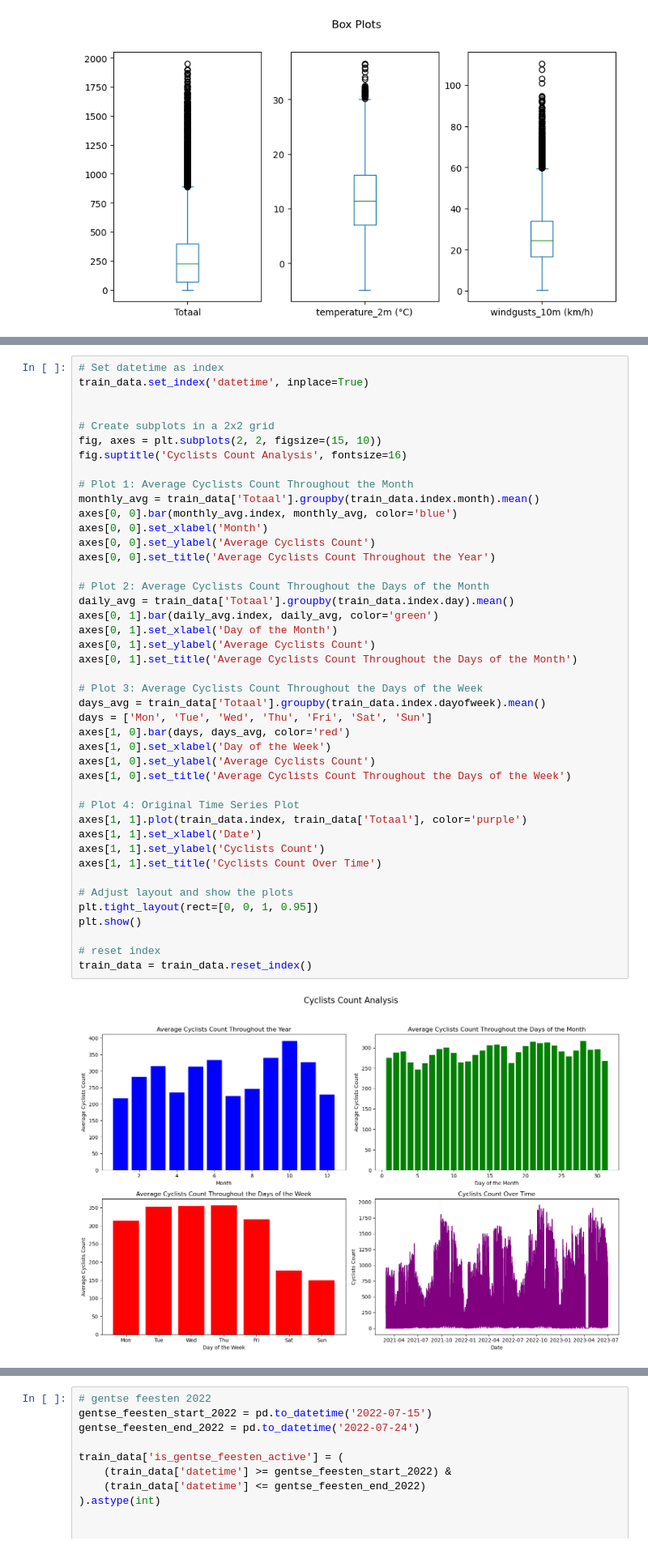
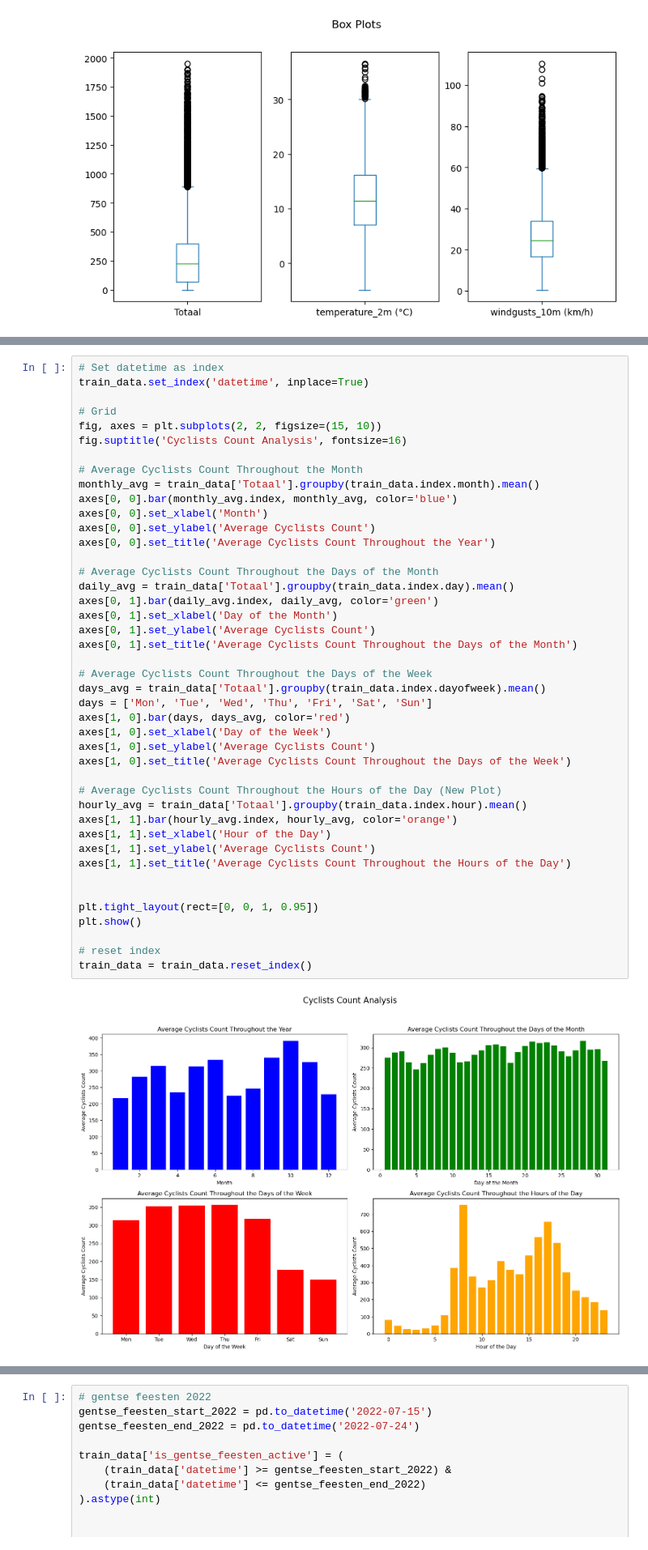
Before and after one commit to mxvp/Bicycle_counter_prediction, a Jupyter notebook: linear_regression.ipynb, the cells around one changed output, grey strips where cells are left out. Shown at 81% size. Cells and saved outputs as stored; diff of their text form.

```diff
--- a/linear_regression.ipynb
+++ b/linear_regression.ipynb
@@ -207,44 +223,44 @@ Despite this relationship, linearity cannot be positively confirmed. A linear re
 # Set datetime as index
 train_data.set_index('datetime', inplace=True)
 
-
-# Create subplots in a 2x2 grid
+# Grid
 fig, axes = plt.subplots(2, 2, figsize=(15, 10))
 fig.suptitle('Cyclists Count Analysis', fontsize=16)
 
-# Plot 1: Average Cyclists Count Throughout the Month
+# Average Cyclists Count Throughout the Month
 monthly_avg = train_data['Totaal'].groupby(train_data.index.month).mean()
 axes[0, 0].bar(monthly_avg.index, monthly_avg, color='blue')
 axes[0, 0].set_xlabel('Month')
 axes[0, 0].set_ylabel('Average Cyclists Count')
 axes[0, 0].set_title('Average Cyclists Count Throughout the Year')
 
-# Plot 2: Average Cyclists Count Throughout the Days of the Month
+# Average Cyclists Count Throughout the Days of the Month
 daily_avg = train_data['Totaal'].groupby(train_data.index.day).mean()
 axes[0, 1].bar(daily_avg.index, daily_avg, color='green')
 axes[0, 1].set_xlabel('Day of the Month')
 axes[0, 1].set_ylabel('Average Cyclists Count')
 axes[0, 1].set_title('Average Cyclists Count Throughout the Days of the Month')
 
-# Plot 3: Average Cyclists Count Throughout the Days of the Week
+# Average Cyclists Count Throughout the Days of the Week
 days_avg = train_data['Totaal'].groupby(train_data.index.dayofweek).mean()
 days = ['Mon', 'Tue', 'Wed', 'Thu', 'Fri', 'Sat', 'Sun']
 axes[1, 0].bar(days, days_avg, color='red')
 axes[1, 0].set_xlabel('Day of the Week')
 axes[1, 0].set_ylabel('Average Cyclists Count')
 axes[1, 0].set_title('Average Cyclists Count Throughout the Days of the Week')
 
-# Plot 4: Original Time Series Plot
-axes[1, 1].plot(train_data.index, train_data['Totaal'], color='purple')
-axes[1, 1].set_xlabel('Date')
-axes[1, 1].set_ylabel('Cyclists Count')
-axes[1, 1].set_title('Cyclists Count Over Time')
+# Average Cyclists Count Throughout the Hours of the Day (New Plot)
+hourly_avg = train_data['Totaal'].groupby(train_data.index.hour).mean()
+axes[1, 1].bar(hourly_avg.index, hourly_avg, color='orange')
+axes[1, 1].set_xlabel('Hour of the Day')
+axes[1, 1].set_ylabel('Average Cyclists Count')
+axes[1, 1].set_title('Average Cyclists Count Throughout the Hours of the Day')
 
-# Adjust layout and show the plots
+
 plt.tight_layout(rect=[0, 0, 1, 0.95])
 plt.show()
 
 # reset index
 train_data = train_data.reset_index()
 # %% [output]
-[figure, old version]
+[figure, new version]
```
Also changed, not shown: parts of 66 cells of this notebook, 1 other file.
